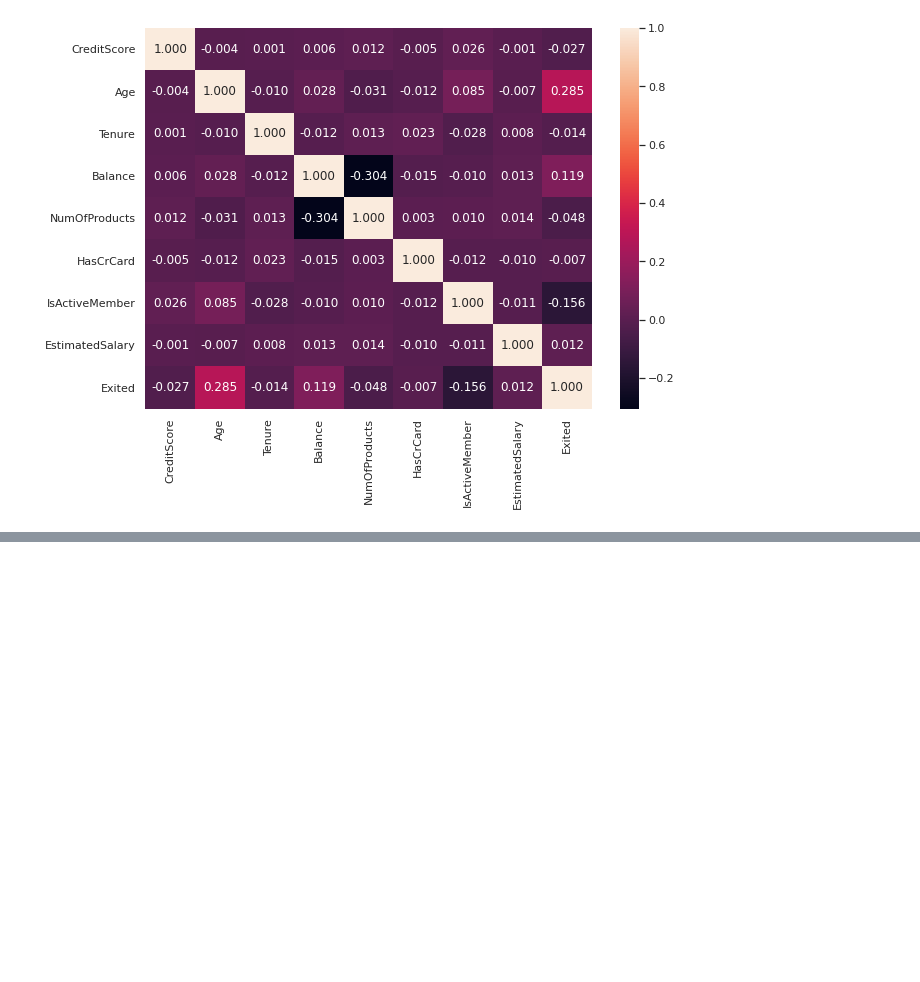
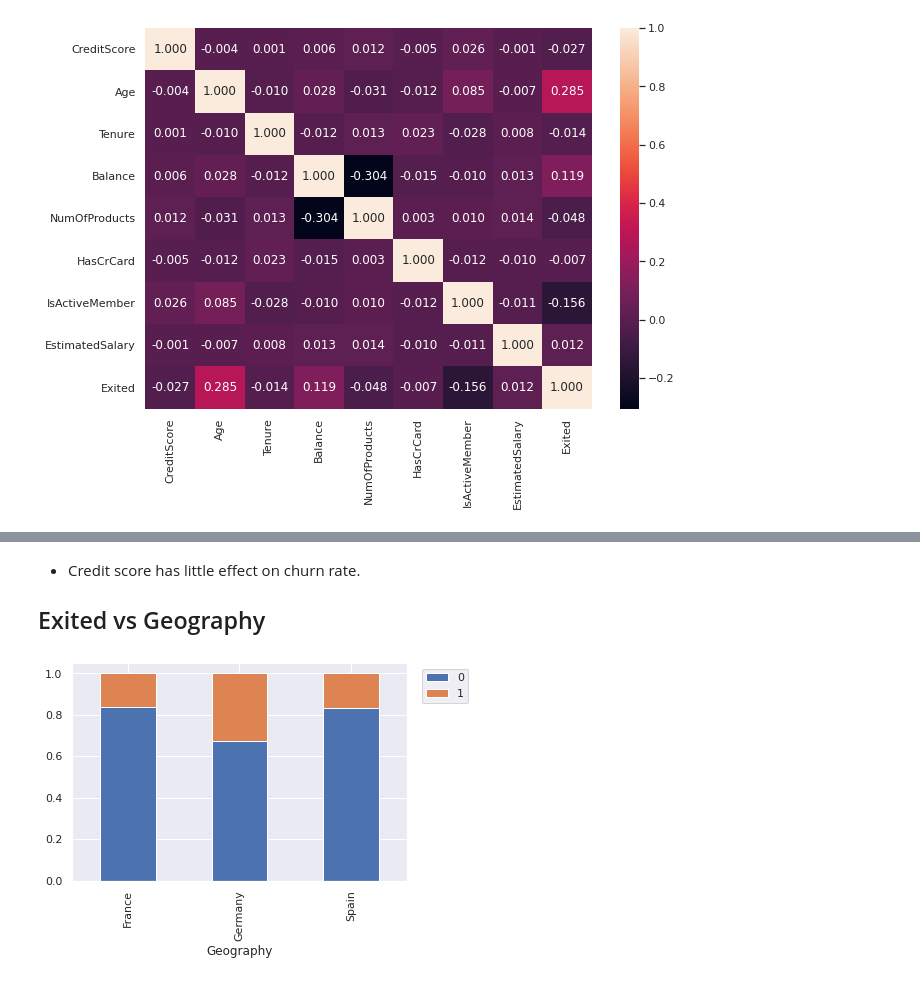
Before and after one commit to liangym2014/Data-science-and-machine-learning, a Jupyter notebook: 7.Bank_Churn.ipynb, the cells around one changed output, grey strips where cells are left out. Cells and saved outputs as stored; diff of their text form; code cells hidden in the pictures; blank space fills up the shorter version.

```diff
--- a/7.Bank_Churn.ipynb
+++ b/7.Bank_Churn.ipynb
@@ -259,0 +278,9 @@ sns.heatmap(data = df.corr(), fmt = ".3f", annot = True);
+# %% [markdown]
+- Credit score has little effect on churn rate.
+
+## Exited vs Geography
+# %%
+pd.crosstab(index = df.Geography, columns = df.Exited, normalize = "index").plot(kind = "bar", stacked = True);
+plt.legend(bbox_to_anchor = (1.2,1), loc = "upper right");
+# %% [output]
+[figure, added]
```
Also changed, not shown: parts of 35 cells of this notebook.
